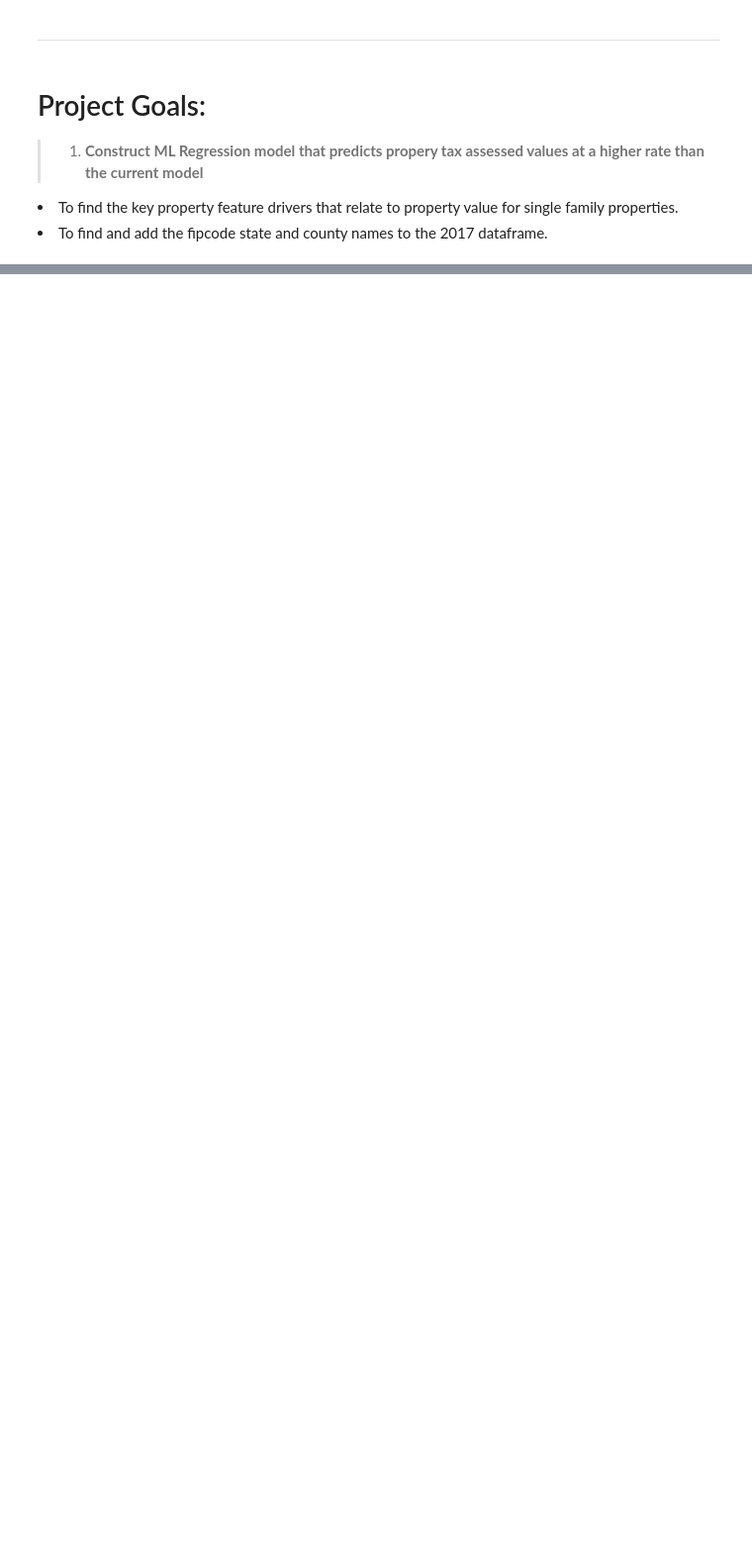
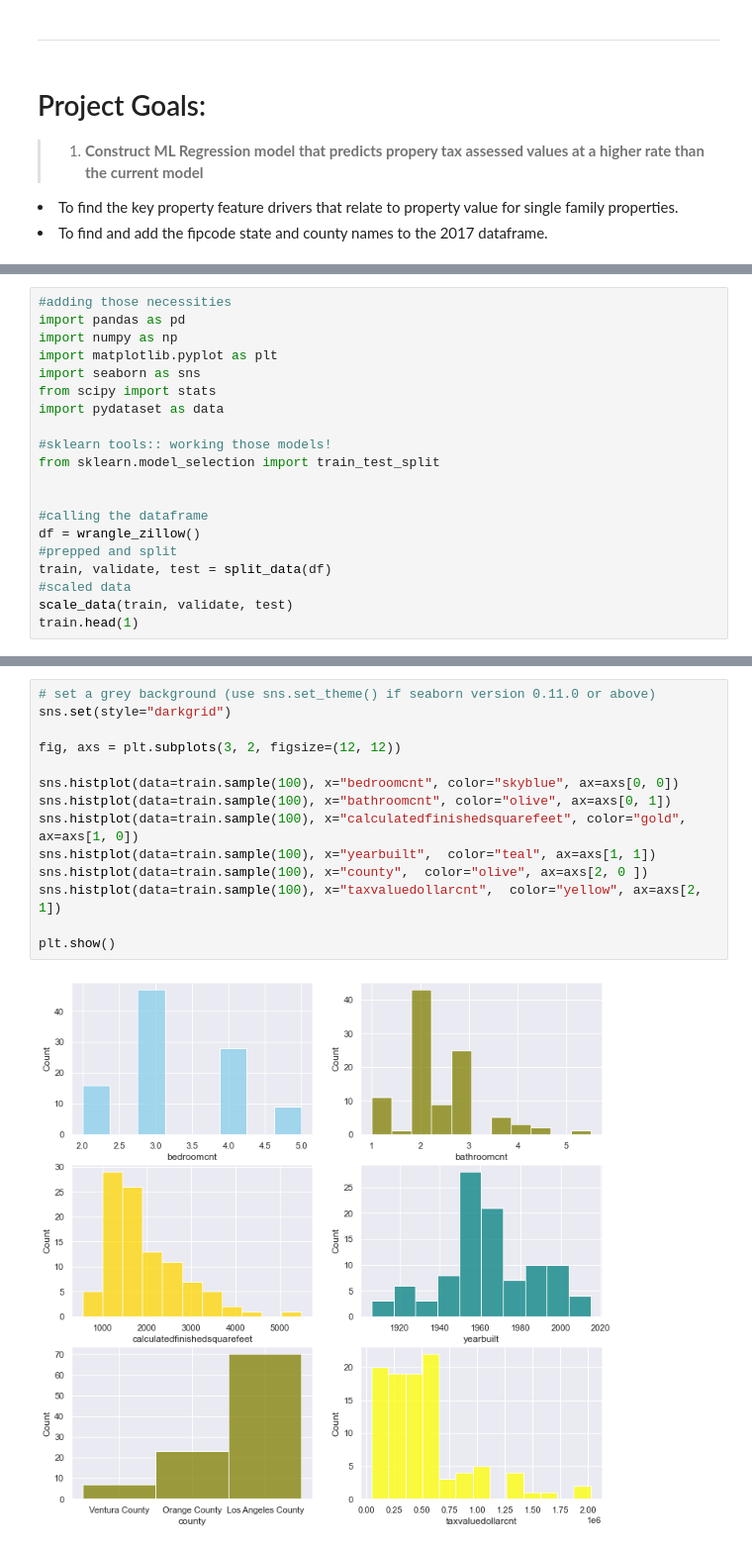
Before and after one commit to jeneyring/Regression_Final_Report, a Jupyter notebook: Final_Report.ipynb, the cells around one changed output, grey strips where cells are left out. Shown at 99% size. Cells and saved outputs as stored; diff of their text form; blank space fills up the shorter version.

```diff
--- a/Final_Report.ipynb
+++ b/Final_Report.ipynb
@@ -29,0 +47,20 @@ ________________________________________________________________________________
+# %%
+#adding those necessities
+import pandas as pd
+import numpy as np
+import matplotlib.pyplot as plt
+import seaborn as sns
+from scipy import stats
+import pydataset as data
+
+#sklearn tools:: working those models!
+from sklearn.model_selection import train_test_split
+
+
+#calling the dataframe
+df = wrangle_zillow()
+#prepped and split
+train, validate, test = split_data(df)
+#scaled data
+scale_data(train, validate, test)
+train.head(1)
@@ -29,0 +72,16 @@ ________________________________________________________________________________
+# %%
+# set a grey background (use sns.set_theme() if seaborn version 0.11.0 or above)
+sns.set(style="darkgrid")
+
+fig, axs = plt.subplots(3, 2, figsize=(12, 12))
+
+sns.histplot(data=train.sample(100), x="bedroomcnt", color="skyblue", ax=axs[0, 0])
+sns.histplot(data=train.sample(100), x="bathroomcnt", color="olive", ax=axs[0, 1])
+sns.histplot(data=train.sample(100), x="calculatedfinishedsquarefeet", color="gold", ax=axs[1, 0])
+sns.histplot(data=train.sample(100), x="yearbuilt",  color="teal", ax=axs[1, 1])
+sns.histplot(data=train.sample(100), x="county",  color="olive", ax=axs[2, 0 ])
+sns.histplot(data=train.sample(100), x="taxvaluedollarcnt",  color="yellow", ax=axs[2, 1])
+
+plt.show()
+# %% [output]
+[figure, added]
```
Also changed, not shown: parts of 10 cells of this notebook, 6 other files.
